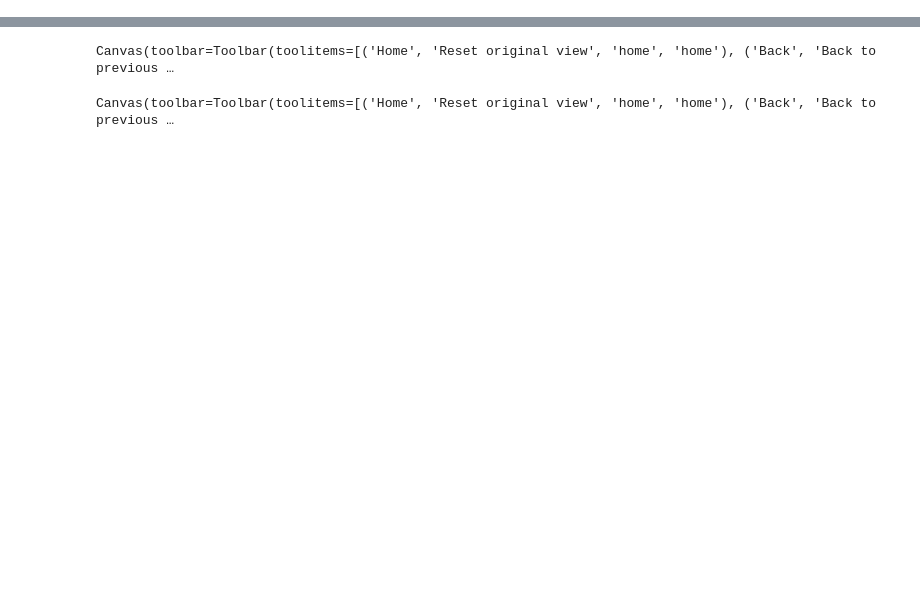
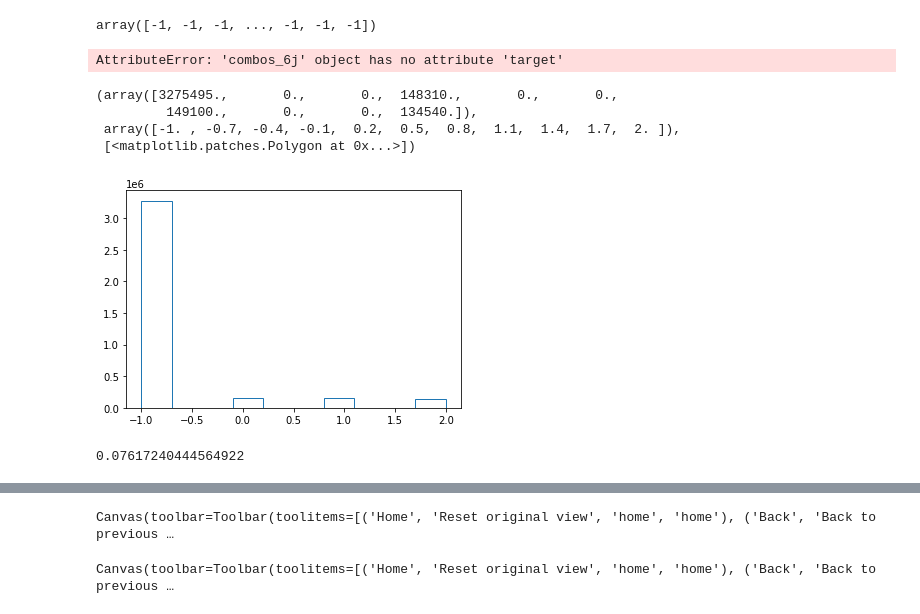
Before and after one commit to srosenzweig09/analysis, a Jupyter notebook: 6jet_classifier/analyzers/score_6jet_analyzer.ipynb, the cells around one changed output, grey strips where cells are left out. Saved outputs shown, nothing was run; the diff lists cells and outputs as text; code cells hidden in the pictures; blank space fills up the shorter version.

```diff
--- a/6jet_classifier/analyzers/score_6jet_analyzer.ipynb
+++ b/6jet_classifier/analyzers/score_6jet_analyzer.ipynb
@@ -26,3 +14,5 @@ HY2_b2_recojet_eta                HY2_b2_recojet_phi                HY2_b2_recoj
+# %%
+tag = 'evans_preselections_2HL_v3_fixed-bug-no-6-jet-requirement'
 # %%
-combos7 = combos(trsm, 7)
+combos7 = combos_6j(trsm_set, 7)
 # %% [output]
@@ -33,2 +19,0 @@ from pickle import load
-# %%
-tag = '2HL_60_20'
@@ -52,0 +20,3 @@ scores_7.shape
+# %%
+combos7.apply_6j_model(tag)
+scores_7 = combos7.scores_combo
@@ -52,0 +53,4 @@ scores_7.shape
+# %%
+combos7.pair_target
+# %% [output]
+array([-1, -1, -1, ..., -1, -1, -1])
@@ -52,0 +59,12 @@ scores_7.shape
+# %%
+np.savez("../../inputs_2jet_train.npz", inputs=combos7.pair_features, targets=combos7.target)
+# %% [output]
+AttributeError: 'combos_6j' object has no attribute 'target'
+# %%
+plt.hist(combos7.pair_target, histtype='step')
+# %% [output]
+(array([3275495.,       0.,       0.,  148310.,       0.,       0.,
+         149100.,       0.,       0.,  134540.]),
+ array([-1. , -0.7, -0.4, -0.1,  0.2,  0.5,  0.8,  1.1,  1.4,  1.7,  2. ]),
+ [<matplotlib.patches.Polygon at 0x...>])
+[figure, added]
@@ -58,3 +78,7 @@ import numpy as np
 # %%
 import matplotlib.pyplot as plt
 from consistent_plots import hist, hist2d
+# %%
+np.sum(combos7.sgnl_mask)/len(combos7.sgnl_mask)
+# %% [output]
+0.07617240444564922
```
Also changed, not shown: parts of 19 cells of this notebook, 4 other files.
